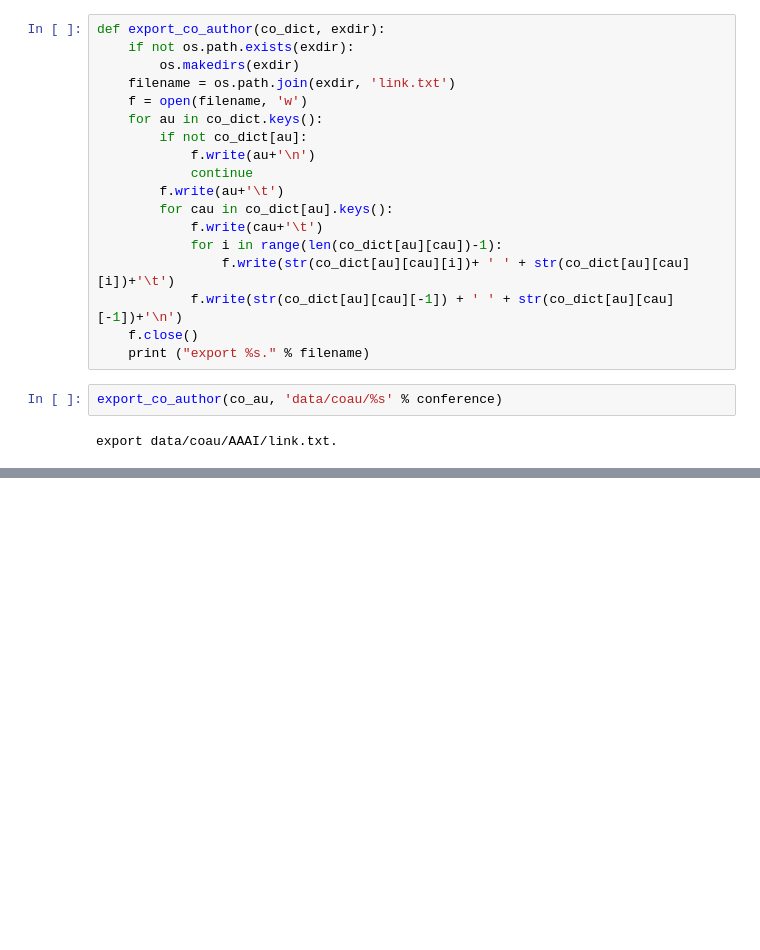
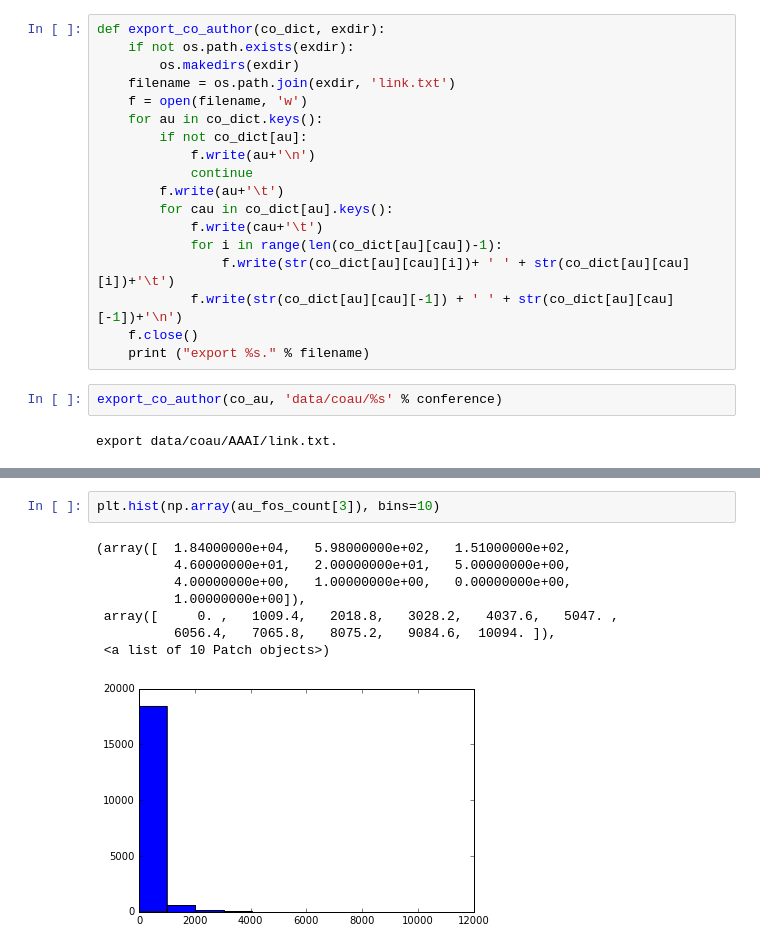
Before and after one commit to elicassion/2017Summer-Community-Detection, a Jupyter notebook: Dataset/coau_extract.ipynb, the cells around one changed output, grey strips where cells are left out. Drawn from its saved outputs; the diff is of its cells as text; blank space fills up the shorter version.

```diff
--- a/Dataset/coau_extract.ipynb
+++ b/Dataset/coau_extract.ipynb
@@ -81,0 +135,11 @@ export data/coau/AAAI/link.txt.
+# %%
+plt.hist(np.array(au_fos_count[3]), bins=10)
+# %% [output]
+(array([  1.84000000e+04,   5.98000000e+02,   1.51000000e+02,
+          4.60000000e+01,   2.00000000e+01,   5.00000000e+00,
+          4.00000000e+00,   1.00000000e+00,   0.00000000e+00,
+          1.00000000e+00]),
+ array([     0. ,   1009.4,   2018.8,   3028.2,   4037.6,   5047. ,
+          6056.4,   7065.8,   8075.2,   9084.6,  10094. ]),
+ <a list of 10 Patch objects>)
+[figure, added]
```
Also changed, not shown: parts of 7 cells of this notebook.
